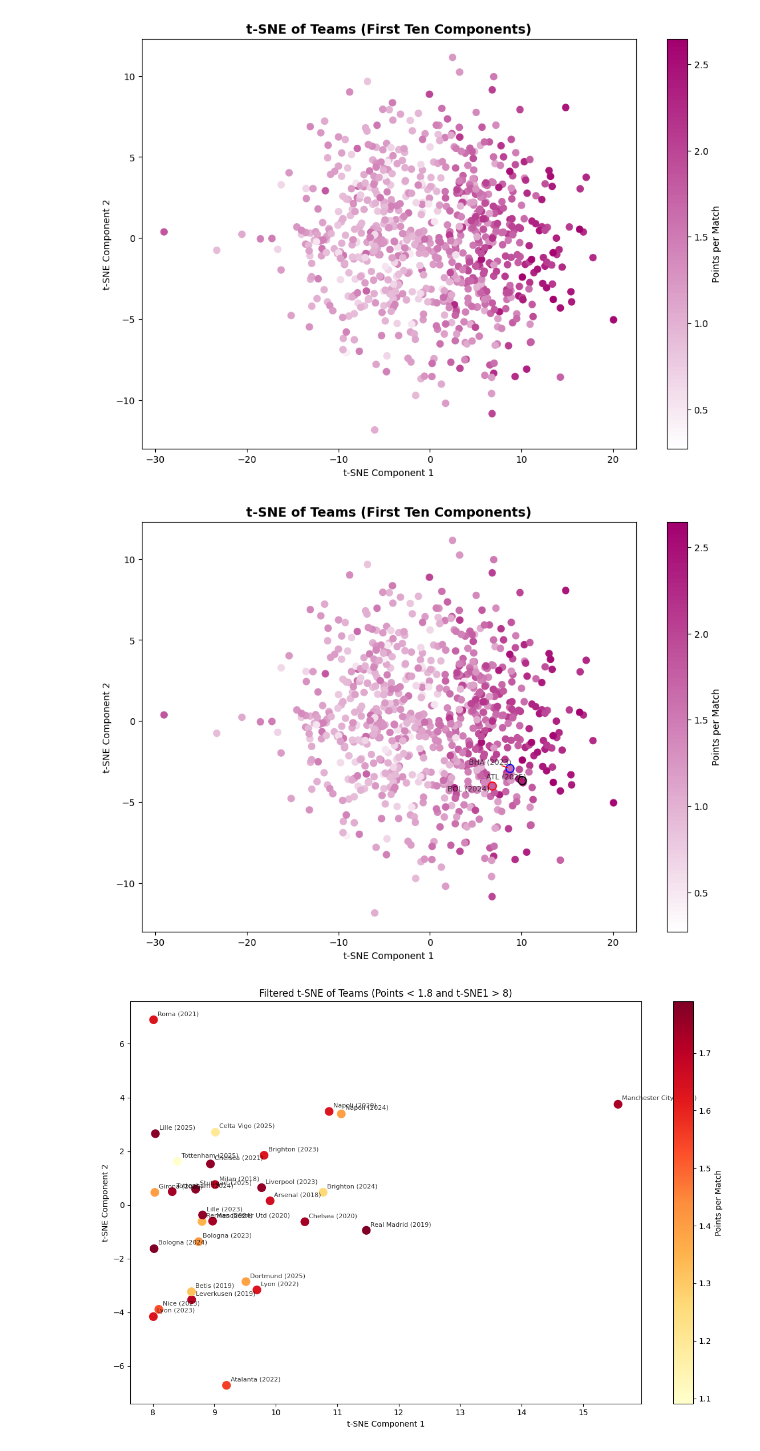
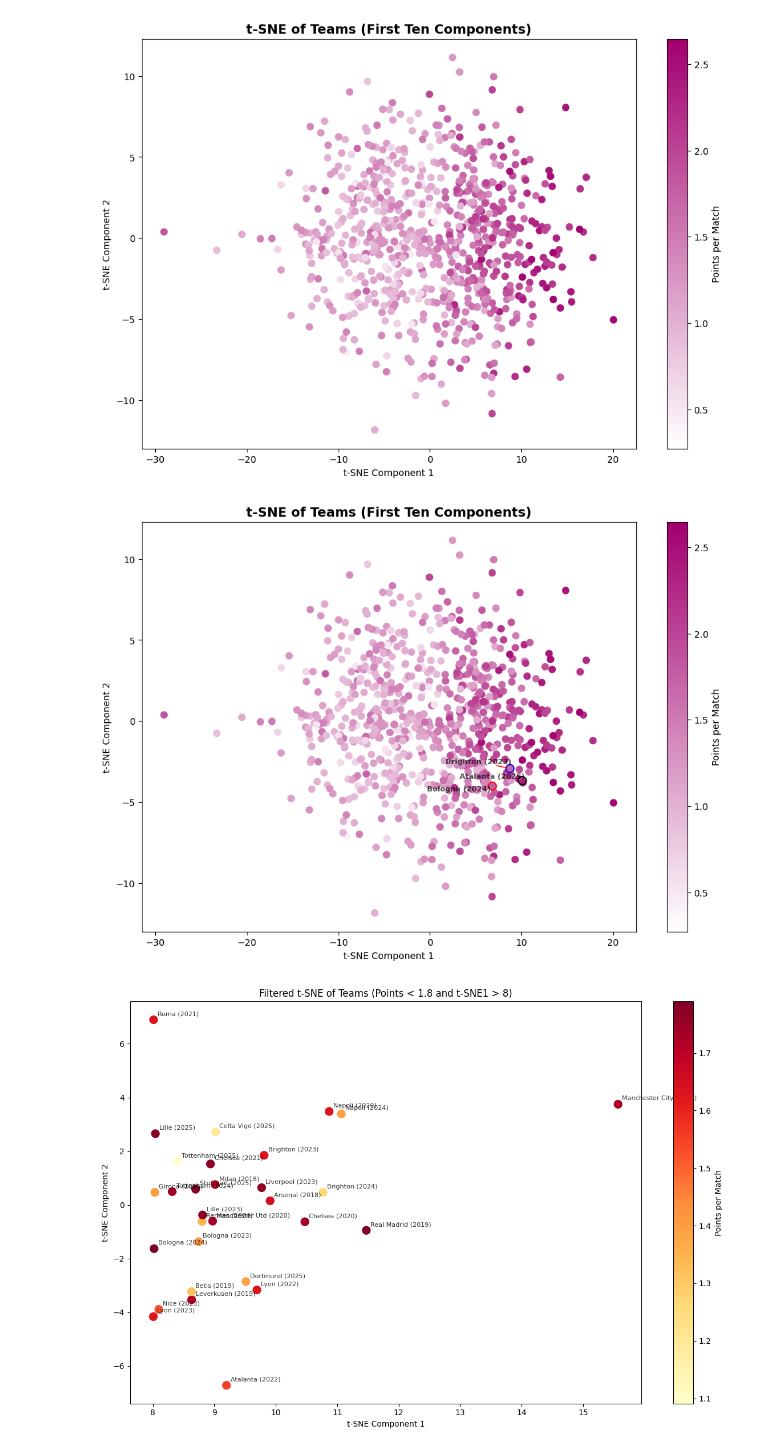
Before and after one commit to Football-Investigations/ThePepEffect, a Jupyter notebook: analysis/ThePepEffect.ipynb, the cells around one changed output. Cells and saved outputs as stored; diff of their text form; code cells hidden in the pictures.

Commit message:
update the highlighted heatmap

```diff
--- a/analysis/ThePepEffect.ipynb
+++ b/analysis/ThePepEffect.ipynb
@@ -498,29 +498,29 @@ plt.show()
 # %%
 plt.figure(figsize=(12, 8))
 scatter = plt.scatter(tsne_df["t-SNE1"], tsne_df["t-SNE2"], c=tsne_df["points_per_match"], cmap=custom_cmap, s=50)
 cbar = plt.colorbar(scatter, label='Points per Match')
 
 texts = []
 for team, season, (x, y) in zip(tsne_df.index, tsne_df["season"], zip(tsne_df["t-SNE1"], tsne_df["t-SNE2"])):
     if team == "Brighton" and season == 2023:
         plt.scatter(x, y, facecolors='none', edgecolors='blue', s=75, linewidths=1.2)
-        texts.append(plt.text(x, y, f'BHA ({season})', fontsize=8, ha='right', va='bottom', alpha=0.7, color='black'))
+        texts.append(plt.text(x, y, f'Brighton ({season})', fontsize=8, ha='right', va='bottom', alpha=0.7, color='black', fontweight='bold'))
     elif team == "Atalanta" and season == 2025:
         plt.scatter(x, y, facecolors='none', edgecolors='black', s=75, linewidths=1.2)
-        texts.append(plt.text(x, y, f'ATL ({season})', fontsize=8, ha='right', va='bottom', alpha=0.7, color='black'))
+        texts.append(plt.text(x, y, f'Atalanta ({season})', fontsize=8, ha='right', va='bottom', alpha=0.7, color='black', fontweight='bold'))
     elif team == "Bologna" and season == 2024:
         plt.scatter(x, y, facecolors='none', edgecolors='red', s=75, linewidths=1.2)
-        texts.append(plt.text(x, y, f'BOL ({season})', fontsize=8, ha='right', va='bottom', alpha=0.7, color='black'))
+        texts.append(plt.text(x, y, f'Bologna ({season})', fontsize=8, ha='right', va='bottom', alpha=0.7, color='black', fontweight='bold'))
 
 adjust_text(texts, arrowprops=dict(arrowstyle='->', color='red'))
 
 plt.title('t-SNE of Teams (First Ten Components)', fontsize=14, fontweight='bold')
 plt.xlabel('t-SNE Component 1')
 plt.ylabel('t-SNE Component 2')
 plt.savefig("../plots/tsne_heatmap_highlighted.png", bbox_inches='tight', dpi=600)
 plt.show()
 # %% [output]
-[figure, old version]
+[figure, new version]
 # %%
 filtered_tsne = tsne_df[
     (tsne_df['points_per_match'] < 1.8) &
```
Also changed, not shown: 1 other file.
